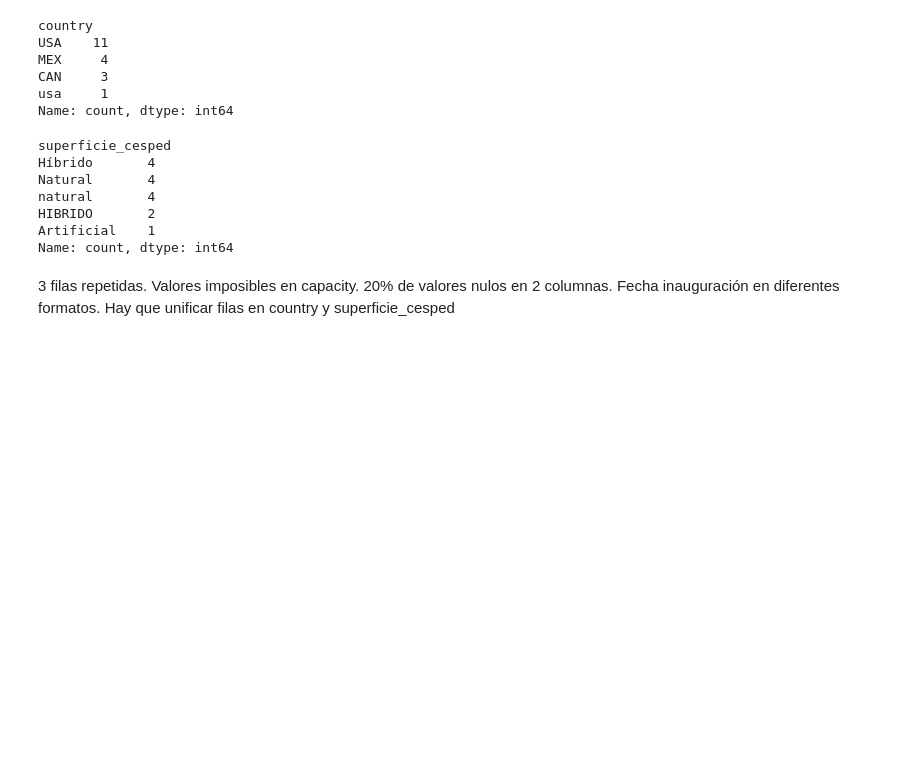
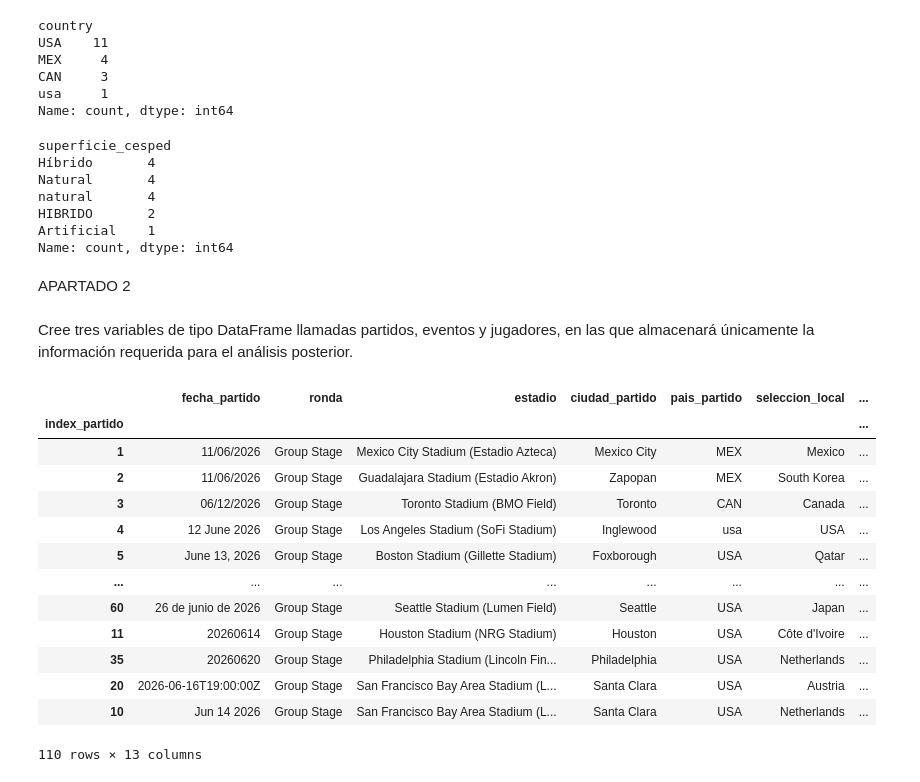
Before and after one commit to gonzalotorrentebelio/World-Cup-Spain, a Jupyter notebook: bloque1.ipynb, the cells around one changed output. Saved outputs shown, nothing was run; the diff lists cells and outputs as text; code cells hidden in the pictures; blank space fills up the shorter version.

Commit message:
apartado 2 terminado

```diff
--- a/bloque1.ipynb
+++ b/bloque1.ipynb
@@ -339,7 +334,7 @@ solo una columna con valores nulos. No hay valores en la columna de posiciones q
 # %%
-df_index_referees = pd.read_csv("datasetsWC26/index_referees.csv", sep =";")
-display(resumen(df_index_referees))
-display(df_index_referees["country"].value_counts())
+df_referees = pd.read_csv("datasetsWC26/index_referees.csv", sep =";")
+display(resumen(df_referees))
+display(df_referees["country"].value_counts())
 # %% [output]
 |  | referee_id | name | country | avg_cards_per_game | referee_id.1 |
 | 0 | 1 | Abdulrahman Al-Jassim | Jordan | 42 | 1 |
@@ -644,5 +635,65 @@ natural       4
 HIBRIDO       2
 Artificial    1
 Name: count, dtype: int64
-# %% [markdown]
-3 filas repetidas. Valores imposibles en capacity. 20% de valores nulos en 2 columnas. Fecha inauguración en diferentes formatos. Hay que unificar filas en country y superficie_cesped
+# %% [markdown]
+APARTADO 2
+# %% [markdown]
+Cree tres variables de tipo DataFrame llamadas partidos, eventos y jugadores, en las que almacenará únicamente la información requerida para el análisis
+posterior.
+# %%
+partidos = pd.DataFrame()
+nombres = ["index_partido", "fecha_partido", "ronda", "estadio", "ciudad_partido", "pais_partido",
+           "seleccion_local", "seleccion_visitante", "marcador_local", "marcador_visitante",
+           "prorroga", "penalty_local", "penalty_visitante", "arbitro_partido"]
+columnas_origen = ["match_id", "date", "stage_id", "venue_id", "venue_id", "venue_id",
+                   "home_team_id", "away_team_id", "home_score", "away_score",
+                   "result_type", "home_penalty_score", "away_penalty_score", "referee_id"]
+
+for nuevo, origen in zip(nombres, columnas_origen):
+    partidos[nuevo] = df_matches26[origen].copy()
+
+partidos = partidos.set_index("index_partido")
+
+
+etapas = df_stages[["stage_id", "stage_name"]].drop_duplicates(subset="stage_id")  # quitamos ids repetidos para que no causen errores más adelante
+etapas = etapas.set_index("stage_id")
+
+venue = df_venues[["venue_id", "stadium_name", "city", "country"]].drop_duplicates(subset="venue_id")
+venue = venue.set_index("venue_id")
+
+equipos = df_teams[["team_id", "team_name"]].dropna(subset=["team_id"]).drop_duplicates(subset="team_id")
+equipos = equipos.set_index("team_id")
+
+referee = df_referees[["referee_id", "name"]].drop_duplicates(subset="referee_id")
+referee = referee.set_index("referee_id")
+
+
+partidos["ronda"] = partidos["ronda"].map(etapas["stage_name"])
+partidos["estadio"] = partidos["estadio"].map(venue["stadium_name"])
+partidos["ciudad_partido"] = partidos["ciudad_partido"].map(venue["city"])
+partidos["pais_partido"] = partidos["pais_partido"].map(venue["country"])
+partidos["seleccion_local"] = partidos["seleccion_local"].map(equipos["team_name"])
+partidos["seleccion_visitante"] = partidos["seleccion_visitante"].map(equipos["team_name"])
+partidos["arbitro_partido"] = partidos["arbitro_partido"].map(referee["name"])
+
+
+partidos["prorroga"] = partidos["prorroga"].map({"Regular": "NO", "AET": "SI", "Penalties": "SI"})
+partidos["penalty_local"] = partidos["penalty_local"].fillna(0)
+partidos["penalty_visitante"] = partidos["penalty_visitante"].fillna(0)
+
+display(partidos)
+# %% [output]
+|  | fecha_partido | ronda | estadio | ciudad_partido | pais_partido | seleccion_local | ... |
+| index_partido |  |  |  |  |  |  | ... |
+| 1 | 11/06/2026 | Group Stage | Mexico City Stadium (Estadio Azteca) | Mexico City | MEX | Mexico | ... |
+| 2 | 11/06/2026 | Group Stage | Guadalajara Stadium (Estadio Akron) | Zapopan | MEX | South Korea | ... |
+| 3 | 06/12/2026 | Group Stage | Toronto Stadium (BMO Field) | Toronto | CAN | Canada | ... |
+| 4 | 12 June 2026 | Group Stage | Los Angeles Stadium (SoFi Stadium) | Inglewood | usa | USA | ... |
+| 5 | June 13, 2026 | Group Stage | Boston Stadium (Gillette Stadium) | Foxborough | USA | Qatar | ... |
+| ... | ... | ... | ... | ... | ... | ... | ... |
+| 60 | 26 de junio de 2026 | Group Stage | Seattle Stadium (Lumen Field) | Seattle | USA | Japan | ... |
+| 11 | 20260614 | Group Stage | Houston Stadium (NRG Stadium) | Houston | USA | Côte d'Ivoire | ... |
+| 35 | 20260620 | Group Stage | Philadelphia Stadium (Lincoln Fin... | Philadelphia | USA | Netherlands | ... |
+| 20 | 2026-06-16T19:00:00Z | Group Stage | San Francisco Bay Area Stadium (L... | Santa Clara | USA | Austria | ... |
+| 10 | Jun 14 2026 | Group Stage | San Francisco Bay Area Stadium (L... | Santa Clara | USA | Netherlands | ... |
+110 rows × 13 columns
```
Also changed, not shown: parts of 7 cells of this notebook, 3 other files.
